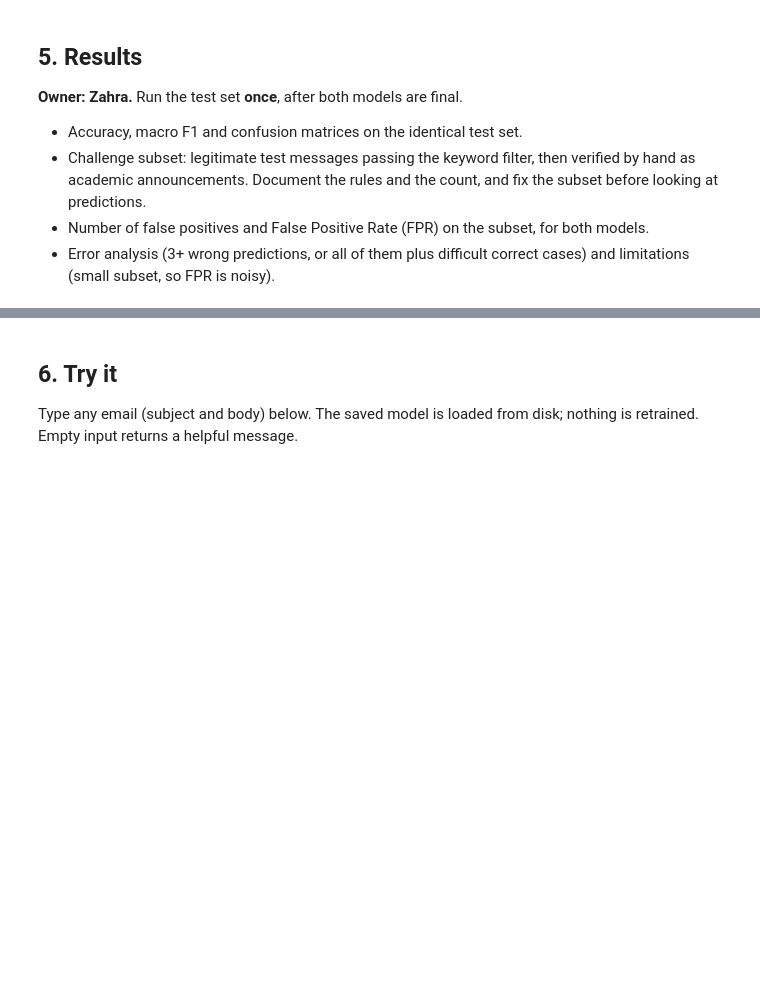
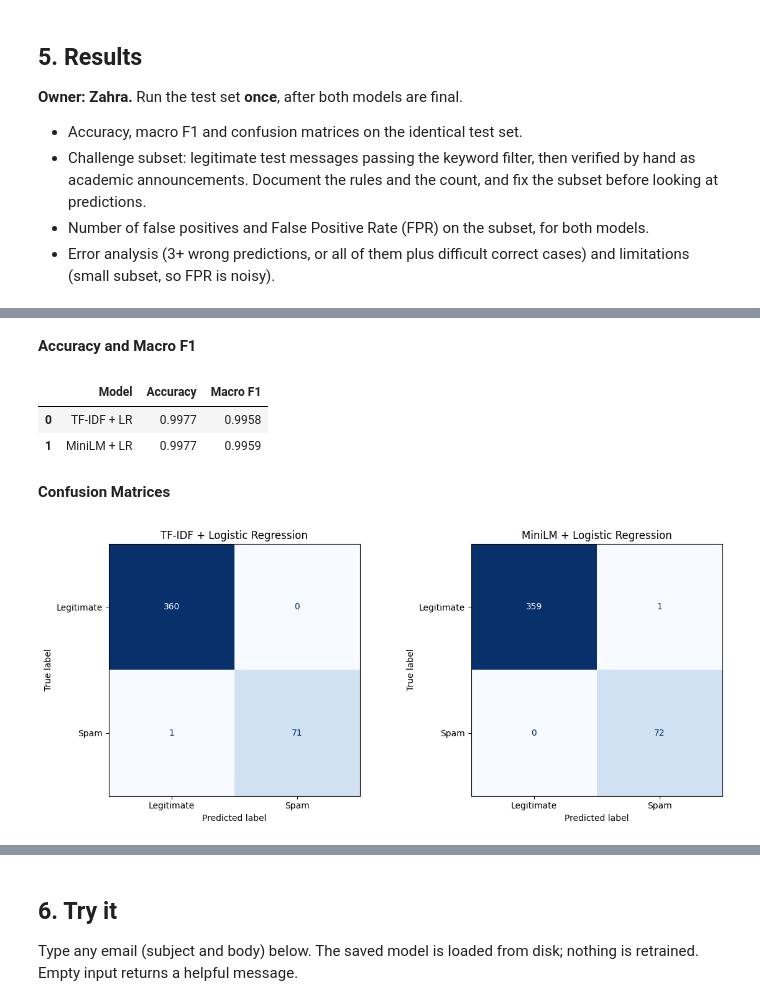
Before and after one commit to AbrarAlmutawa/Distinguishing-Legitimate-Announcements-from-Spam-TF-IDF-vs.-Sentence-Embeddings, a Jupyter notebook: ling_spam_pipeline.ipynb, the cells around one changed output, grey strips where cells are left out. Saved outputs shown, nothing was run; the diff lists cells and outputs as text; code cells hidden in the pictures; blank space fills up the shorter version.

```diff
--- a/ling_spam_pipeline.ipynb
+++ b/ling_spam_pipeline.ipynb
@@ -182,0 +293,20 @@ DEV macro F1 0.9873 | DEV accuracy 0.993 | DEV false positives 2 | DEV false neg
+# %%
+import json
+import joblib
+import numpy as np
+import embed_sbert as m2
+
+# Load Method 1
+tfidf_model = joblib.load("models/tfidf_lr.joblib")
+
+with open("models/tfidf_lr_config.json") as f:
+    tfidf_cfg = json.load(f)
+
+# Load Method 2
+sbert_model, sbert_cfg = m2.load_saved()
+
+print("Method 1 loaded successfully.")
+print("Method 1 threshold:", tfidf_cfg["threshold"])
+
+print("Method 2 loaded successfully.")
+print("Method 2 threshold:", sbert_cfg["threshold"])
@@ -182,0 +358,51 @@ DEV macro F1 0.9873 | DEV accuracy 0.993 | DEV false positives 2 | DEV false neg
+# %% [markdown]
+**Accuracy and Macro F1**
+# %%
+from sklearn.metrics import accuracy_score, f1_score
+
+overall_results = pd.DataFrame({
+    "Model": ["TF-IDF + LR", "MiniLM + LR"],
+    "Accuracy": [
+        accuracy_score(y_true, tfidf_preds),
+        accuracy_score(y_true, sbert_preds)
+    ],
+    "Macro F1": [
+        f1_score(y_true, tfidf_preds, average="macro"),
+        f1_score(y_true, sbert_preds, average="macro")
+    ]
+})
+
+display(overall_results.round(4))
+# %% [output]
+|  | Model | Accuracy | Macro F1 |
+| 0 | TF-IDF + LR | 0.9977 | 0.9958 |
+| 1 | MiniLM + LR | 0.9977 | 0.9959 |
+# %% [markdown]
+**Confusion Matrices**
+# %%
+import matplotlib.pyplot as plt
+from sklearn.metrics import confusion_matrix, ConfusionMatrixDisplay
+
+fig, axes = plt.subplots(1, 2, figsize=(12, 5))
+
+models = [
+    ("TF-IDF + Logistic Regression", tfidf_preds),
+    ("MiniLM + Logistic Regression", sbert_preds)
+]
+
+for ax, (name, preds) in zip(axes, models):
+    cm = confusion_matrix(y_true, preds, labels=[0, 1])
+
+    ConfusionMatrixDisplay(
+        confusion_matrix=cm,
+        display_labels=["Legitimate", "Spam"]
+    ).plot(ax=ax, cmap="Blues", colorbar=False)
+
+    ax.set_title(name)
+
+plt.tight_layout()
+plt.savefig("overall_confusion_matrices.png", dpi=300,
+            bbox_inches="tight")
+plt.show()
+# %% [output]
+[figure, added]
```
Also changed, not shown: parts of 21 cells of this notebook.
